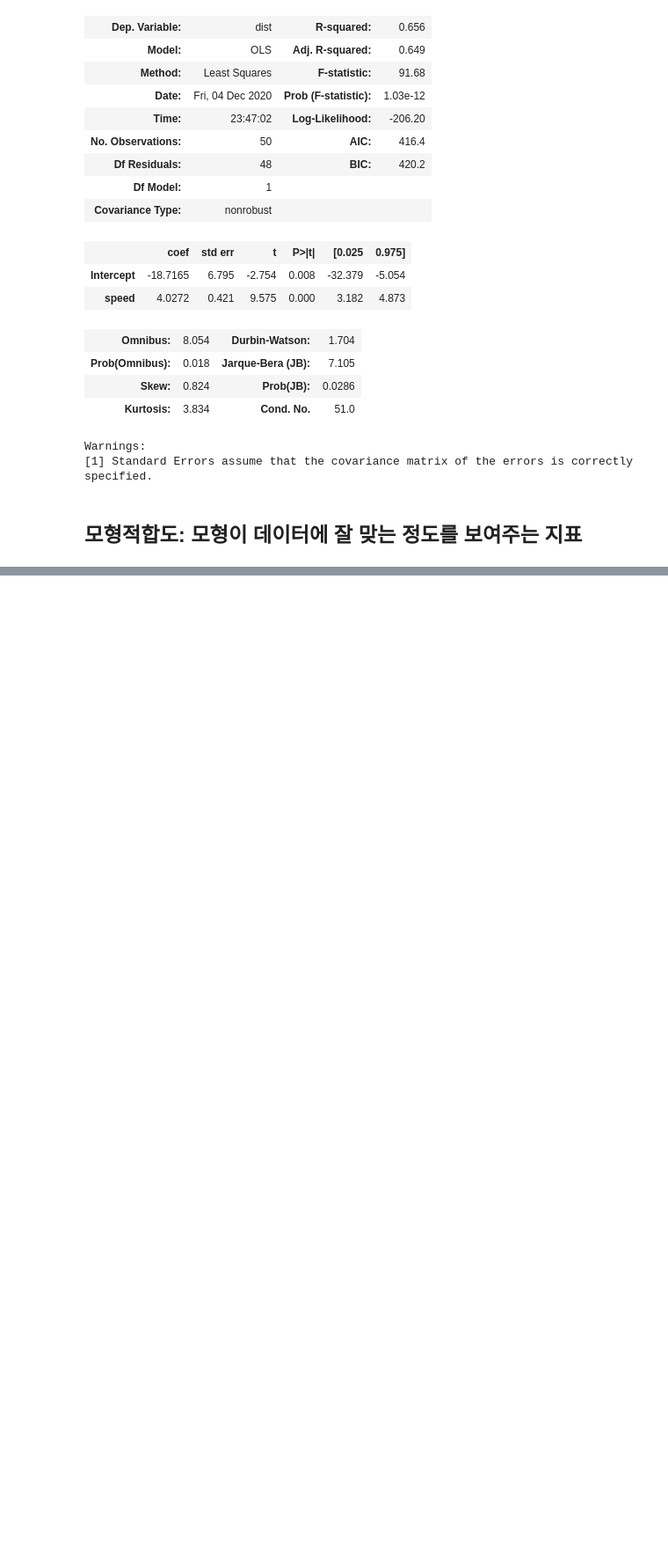
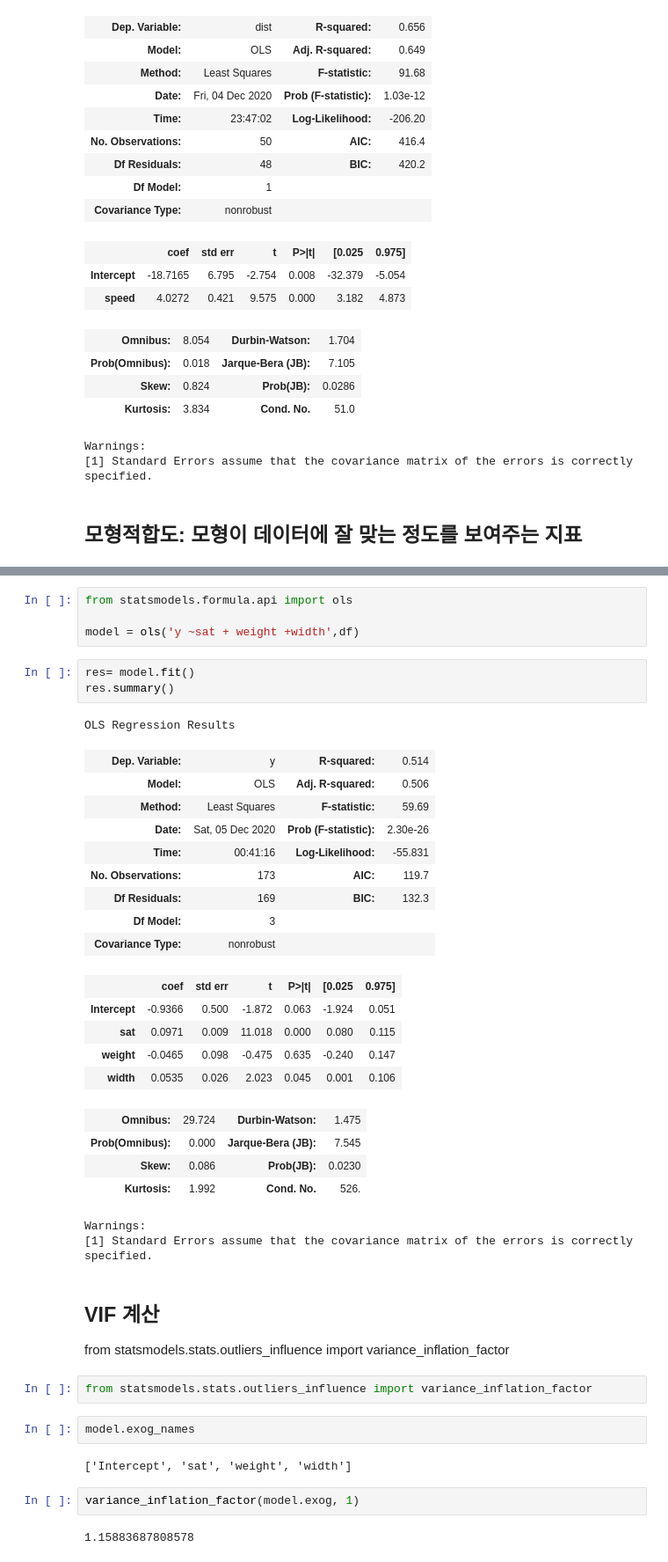
Before and after one commit to silent10z/basic-static, a Jupyter notebook: regression.ipynb, the cells around one changed output, grey strips where cells are left out. Shown at 88% size. Drawn from its saved outputs; the diff is of its cells as text; blank space fills up the shorter version.

```diff
--- a/Untitled.ipynb
+++ b/regression.ipynb
@@ -134,0 +215,42 @@ R-squared : 0.656
+# %%
+from statsmodels.formula.api import ols
+
+model = ols('y ~sat + weight +width',df)
+# %%
+res= model.fit()
+res.summary()
+# %% [output]
+OLS Regression Results
+| Dep. Variable: | y | R-squared: | 0.514 |
+| Model: | OLS | Adj. R-squared: | 0.506 |
+| Method: | Least Squares | F-statistic: | 59.69 |
+| Date: | Sat, 05 Dec 2020 | Prob (F-statistic): | 2.30e-26 |
+| Time: | 00:41:16 | Log-Likelihood: | -55.831 |
+| No. Observations: | 173 | AIC: | 119.7 |
+| Df Residuals: | 169 | BIC: | 132.3 |
+| Df Model: | 3 |  |  |
+| Covariance Type: | nonrobust |  |  |
+|  | coef | std err | t | P>|t| | [0.025 | 0.975] |
+| Intercept | -0.9366 | 0.500 | -1.872 | 0.063 | -1.924 | 0.051 |
+| sat | 0.0971 | 0.009 | 11.018 | 0.000 | 0.080 | 0.115 |
+| weight | -0.0465 | 0.098 | -0.475 | 0.635 | -0.240 | 0.147 |
+| width | 0.0535 | 0.026 | 2.023 | 0.045 | 0.001 | 0.106 |
+| Omnibus: | 29.724 | Durbin-Watson: | 1.475 |
+| Prob(Omnibus): | 0.000 | Jarque-Bera (JB): | 7.545 |
+| Skew: | 0.086 | Prob(JB): | 0.0230 |
+| Kurtosis: | 1.992 | Cond. No. | 526. |
+Warnings:
+[1] Standard Errors assume that the covariance matrix of the errors is correctly specified.
+# %% [markdown]
+## VIF 계산
+from statsmodels.stats.outliers_influence import variance_inflation_factor
+# %%
+from statsmodels.stats.outliers_influence import variance_inflation_factor
+# %%
+model.exog_names
+# %% [output]
+['Intercept', 'sat', 'weight', 'width']
+# %%
+variance_inflation_factor(model.exog, 1)
+# %% [output]
+1.15883687808578
```
Also changed, not shown: parts of 24 cells of this notebook, 2 other files.
